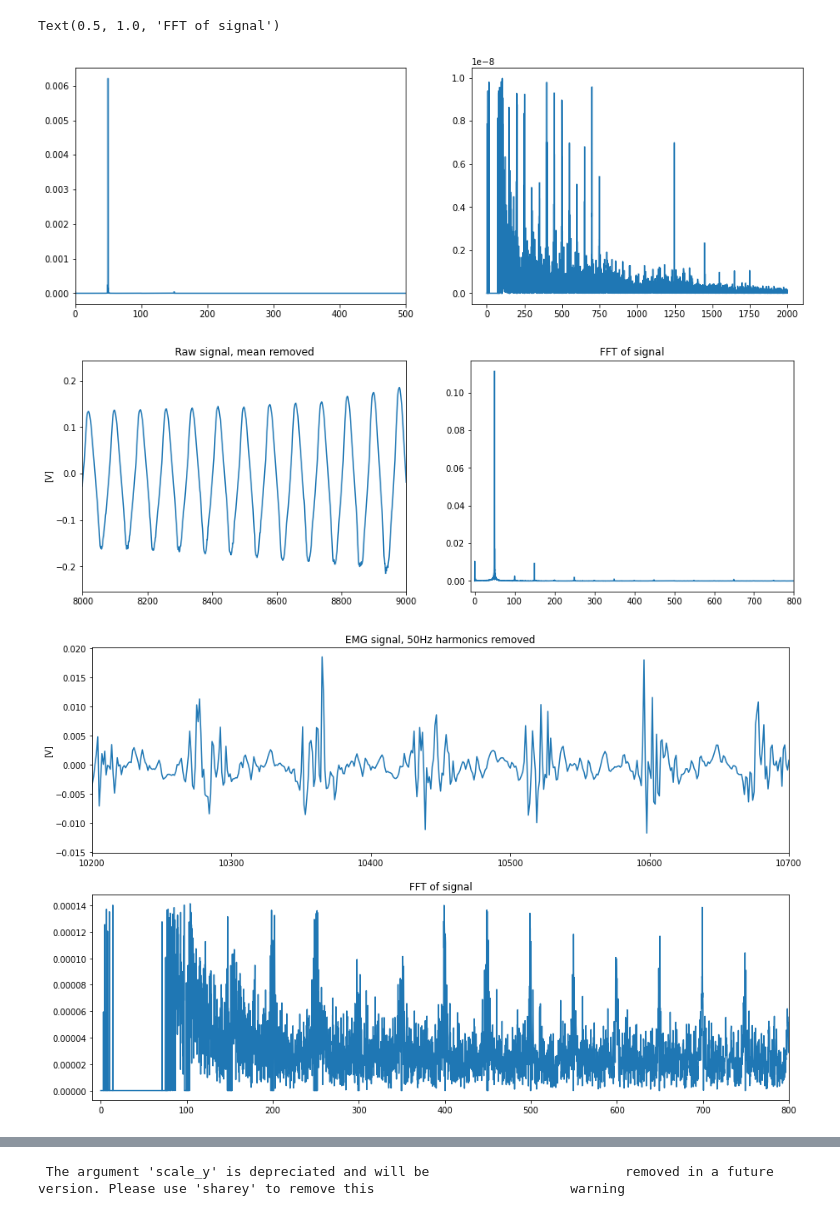
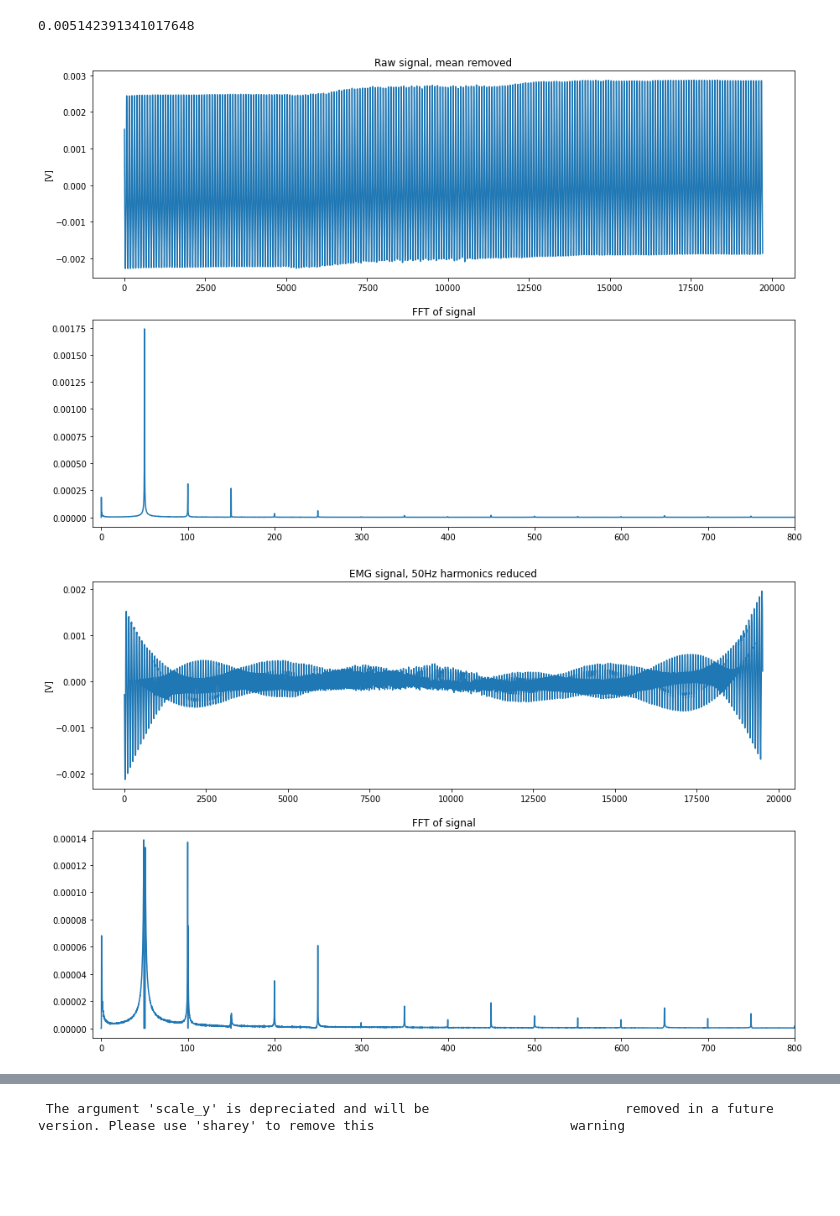
Before and after one commit to kstray/master-thesis-implementation, a Jupyter notebook: emg_processing.ipynb, the cells around one changed output, grey strips where cells are left out. Cells and saved outputs as stored; diff of their text form; code cells hidden in the pictures; blank space fills up the shorter version.

Commit message:
Add offset measurment

```diff
--- a/emg_processing.ipynb
+++ b/emg_processing.ipynb
@@ -7,7 +7,7 @@ import time
 # %%
 import hackeeg
 from hackeeg import ads1299
-SERIAL_PORT_PATH = "/dev/cu.usbmodem143301"
-SAMPLES_PER_SECOND = ads1299.HIGH_RES_4k_SPS
-GAIN = ads1299.GAIN_1X
+SERIAL_PORT_PATH = "/dev/cu.usbmodem142201"
+SAMPLES_PER_SECOND = ads1299.HIGH_RES_250_SPS
+GAIN = ads1299.GAIN_24X
 CHANNELS = 8
@@ -89,4 +150,6 @@ for i, s in enumerate(samples):
         for channel in range(1,9):
             channel_data[channel, i] = data[channel-1]
 channel_data = channel_data.astype(np.float64)
-np.save('channel_data', channel_data)
+
+channel_data[1:] = channel_data[1:] - channel_offset[...,np.newaxis]
+channel_data[0]
@@ -101,10 +159,13 @@ loff.plot()
 # %%
 df = pd.DataFrame(data=channel_data.T).set_index(0)
-df *= 2.5
-df /= 2**23
+print(df)
+df *= 4.5
+df /= (2**23)-1
+df /= 24.0
 df.columns = "channel_" + df.columns.astype(str)
 df.index.name = "timestamp"
 df.index -= min(df.index)
 df.index /= 10**6
-df.channel_4.plot()
+# df *= 1000000
+df.iloc[10:].multiply(1e6).plot()
 # %% [output]
@@ -116,58 +213,52 @@ from scipy import fftpack
 sampling_rate = 4000
 T = 1 / sampling_rate
 
-y = df.channel_4
+y = df.channel_1
 y = y.to_numpy()
 y = y[100:]
 y = y - y.mean()
 N = len(y)
 x = np.linspace(0.0, 1.0/(2.0*T), N//2)
 y_fft = scipy.fftpack.fft(y)
 
 psd = y_fft * np.conj(y_fft)/N
 
 threshold = 0.0001
 psd_idxs = psd < threshold
 psd_clean = psd * psd_idxs
 y_fft_clean = psd_idxs * y_fft
-signal = scipy.fftpack.ifft(y_fft_clean)
-fig = plt.figure(figsize=(15,5))
-plt.subplot(1, 2, 1)
-plt.plot(x, 2.0/N * np.abs(psd[:N//2]))
-plt.xlim(0,500)
-plt.subplot(1, 2, 2)
-plt.plot(x, 2.0/N * np.abs(psd_clean[:N//2]))
+y_clean = scipy.fftpack.ifft(y_fft_clean)
 
 y_fft = 2.0/N * np.abs(y_fft[:N//2])
 
-fig = plt.figure(figsize=(15,5))
-plt.subplot(1, 2, 1)
+fig = plt.figure(figsize=(15,10))
+plt.subplot(2, 1, 1)
 plt.plot(y)
-plt.xlim(8000, 9000)
+# plt.xlim(0,3710)
 plt.title('Raw signal, mean removed')
 plt.ylabel('[V]')
-plt.subplot(1, 2, 2)
+plt.subplot(2, 1, 2)
 plt.plot(x, y_fft)
 plt.xlim(-10, 800)
 plt.title('FFT of signal')
 
 y_fft_clean = 2.0/N * np.abs(y_fft_clean[:N//2])
-signal = signal[100:-100]
+y_clean = y_clean[100:-100]
 fig = plt.figure(figsize=(15,10))
 plt.subplot(2, 1, 1)
-plt.plot(signal)
-plt.xlim(10200,10700)
-plt.title('EMG signal, 50Hz harmonics removed')
+plt.plot(y_clean)
+# plt.xlim(10200,10700)
+plt.title('EMG signal, 50Hz harmonics reduced')
 plt.ylabel('[V]')
 plt.subplot(2, 1, 2)
 plt.plot(x, y_fft_clean)
 plt.xlim(-10, 800)
 plt.title('FFT of signal')
+y.max() - y.min()
 # %% [output]
-Text(0.5, 1.0, 'FFT of signal')
+0.005142391341017648
-[figure, old version]
+[figure, new version]
-[figure, old version]
+[figure, new version]
-[figure, removed]
 # %%
 # EMD
 import emd
```
Also changed, not shown: parts of 13 cells of this notebook, 1 other file.
